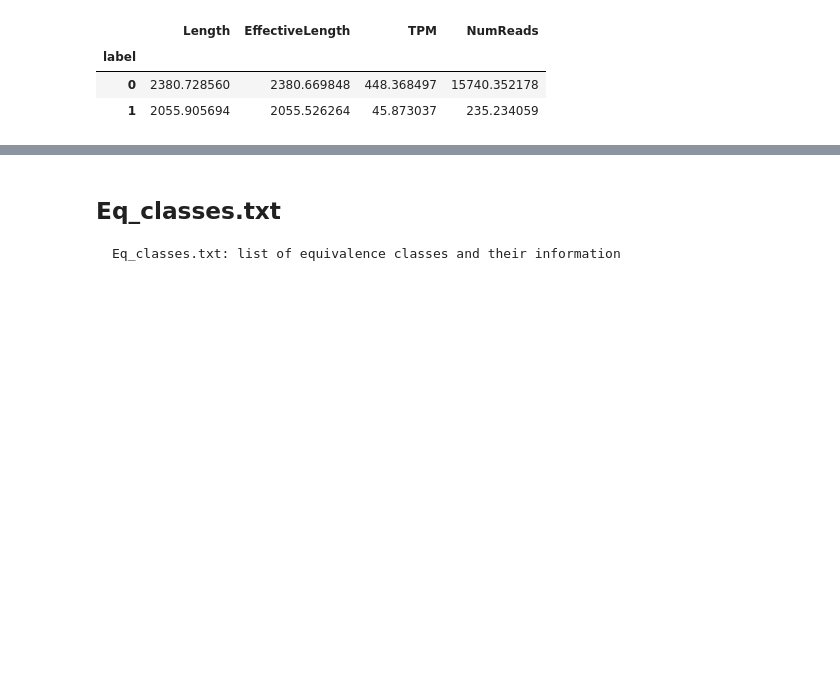
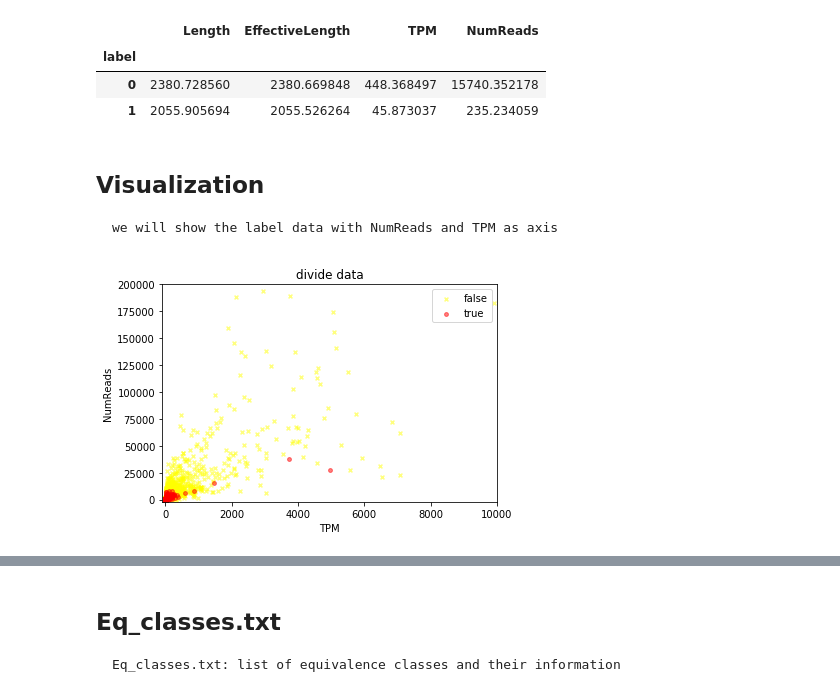
Before and after one commit to weiuniverse/Uncertainty_quantification, a Jupyter notebook: source/Uncertainty_v2.ipynb, the cells around one changed output, grey strips where cells are left out. Drawn from its saved outputs; the diff is of its cells as text; code cells hidden in the pictures; blank space fills up the shorter version.

Commit message:
visualization and lr

```diff
--- a/source/Uncertainty_v2.ipynb
+++ b/source/Uncertainty_v2.ipynb
@@ -256,3 +257,29 @@ data.groupby([data.label]).std()
 | label |  |  |  |  |
 | 0 | 2380.728560 | 2380.669848 | 448.368497 | 15740.352178 |
 | 1 | 2055.905694 | 2055.526264 | 45.873037 | 235.234059 |
+# %% [markdown]
+## Visualization
+    we will show the label data with NumReads and TPM as axis
+# %%
+true_data = data[data.label==1]
+false_data = data[(data.label==0)]
+# true_data = data[(data.label==1)&(data.TPM<8000)&(data.NumReads<300000)]
+# false_data = data[(data.label==0)&(data.TPM<8000)&(data.NumReads<300000)]
+# %%
+TPM_true = true_data.TPM
+NumReads_true = true_data.NumReads
+TPM_false = false_data.TPM
+NumReads_false = false_data.NumReads
+# %%
+divide_data = plt.figure(1)
+plt.scatter(TPM_false,NumReads_false,marker='x',color='yellow',label='false',s=15,alpha=0.5)
+plt.scatter(TPM_true,NumReads_true,marker='o',color='red',label='true',s=15,alpha=0.5)
+plt.xlim((-100, 10000))
+plt.ylim((-2000, 200000))
+plt.legend() # 展示图例
+plt.xlabel('TPM') # 给 x 轴添加标签
+plt.ylabel('NumReads') # 给 y 轴添加标签
+plt.title('divide data') # 添加图形标题
+plt.show()
+# %% [output]
+[figure, added]
```
Also changed, not shown: parts of 36 cells of this notebook.
